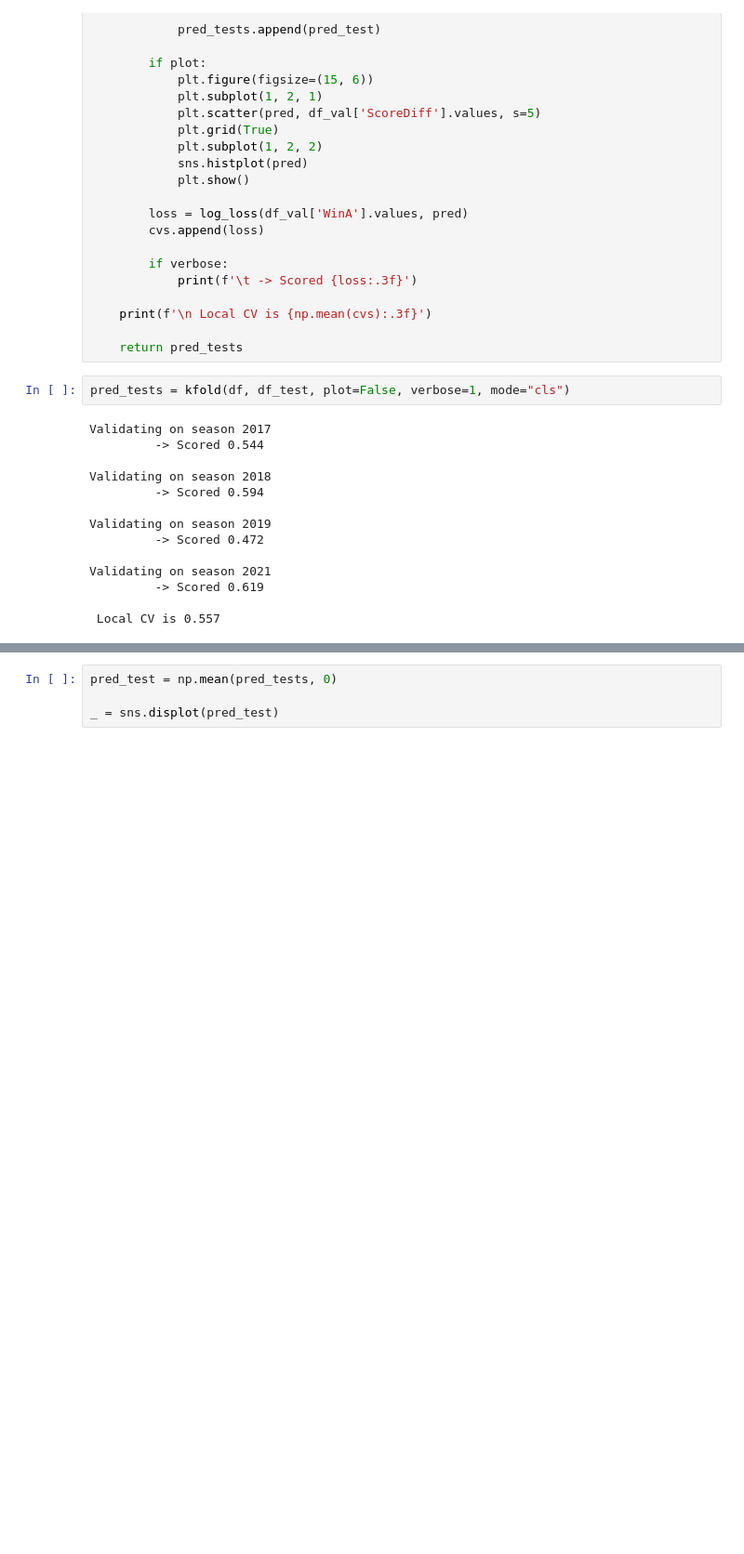
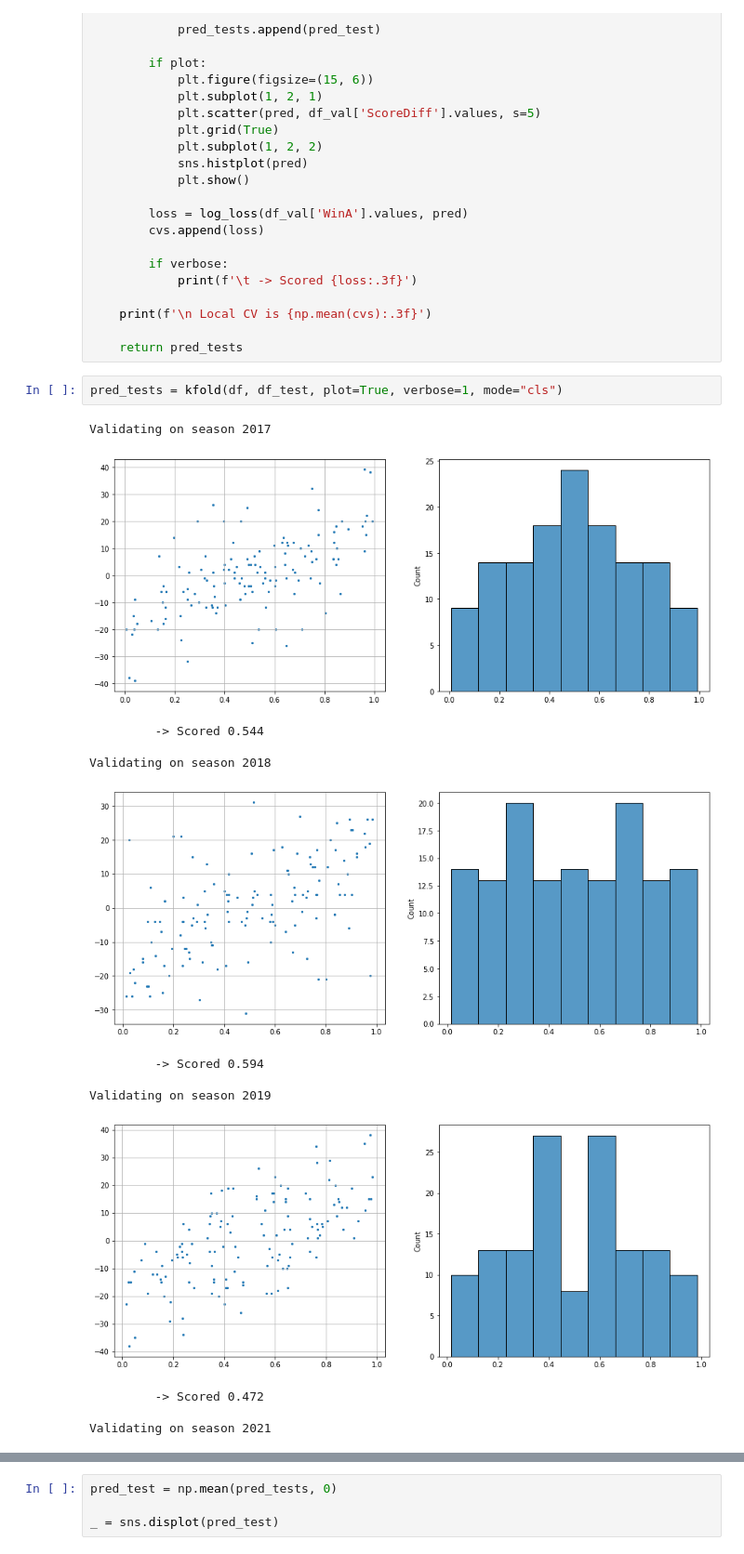
Before and after one commit to masafumi330/kaggle_MMLM2022, a Jupyter notebook: mine/workspace/using-last-year-s-2nd-place.ipynb, the cells around one changed output, grey strips where cells are left out. Shown at 93% size. Saved outputs shown, nothing was run; the diff lists cells and outputs as text; blank space fills up the shorter version.

```diff
--- a/mine/workspace/using-last-year-s-2nd-place.ipynb
+++ b/mine/workspace/using-last-year-s-2nd-place.ipynb
@@ -526,18 +526,18 @@ def kfold(df, df_test_=None, plot=False, verbose=0, mode="reg"):
 
     return pred_tests
 # %%
-pred_tests = kfold(df, df_test, plot=False, verbose=1, mode="cls")
+pred_tests = kfold(df, df_test, plot=True, verbose=1, mode="cls")
 # %% [output]
 Validating on season 2017
-         -> Scored 0.544
-
-Validating on season 2018
-         -> Scored 0.594
-
-Validating on season 2019
-         -> Scored 0.472
-
-Validating on season 2021
-         -> Scored 0.619
-
- Local CV is 0.557
+[figure, added]
+         -> Scored 0.544
+
+Validating on season 2018
+[figure, added]
+         -> Scored 0.594
+
+Validating on season 2019
+[figure, added]
+         -> Scored 0.472
+
+Validating on season 2021
```
Also changed, not shown: parts of 5 cells of this notebook, 3 other files.
